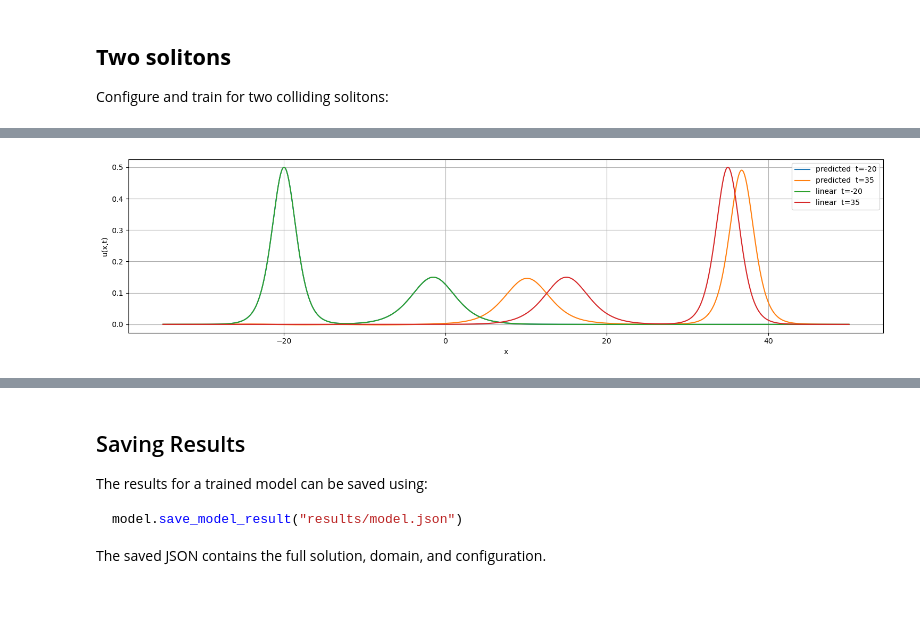
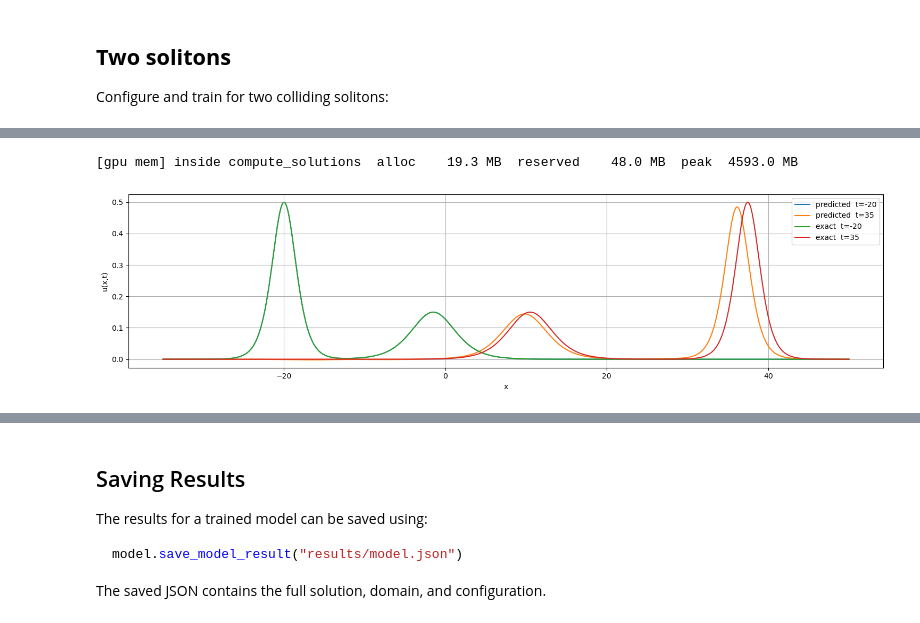
Before and after one commit to JairdanC/soliton-pinns, a Jupyter notebook: notebooks/kdv.ipynb, the cells around one changed output, grey strips where cells are left out. Saved outputs shown, nothing was run; the diff lists cells and outputs as text; code cells hidden in the pictures.

Commit message:
reran notebook to plot 2-soliton solution against exact

```diff
--- a/notebooks/kdv.ipynb
+++ b/notebooks/kdv.ipynb
@@ -172,7 +170,8 @@ model_2.plot_losses(component='all')
 # %%
-model_2.plot_profiles(t_values=[-20, 35], solutions=("predicted", "linear"))
+model_2.plot_profiles(t_values=[-20, 35], solutions=("predicted", "exact"))
 # %% [output]
+[gpu mem] inside compute_solutions  alloc    19.3 MB  reserved    48.0 MB  peak  4593.0 MB
-[figure, old version]
+[figure, new version]
 # %%
 model_2.test(plot_heatmap=True)
 # %% [output]
```
Also changed, not shown: parts of 7 cells of this notebook.
